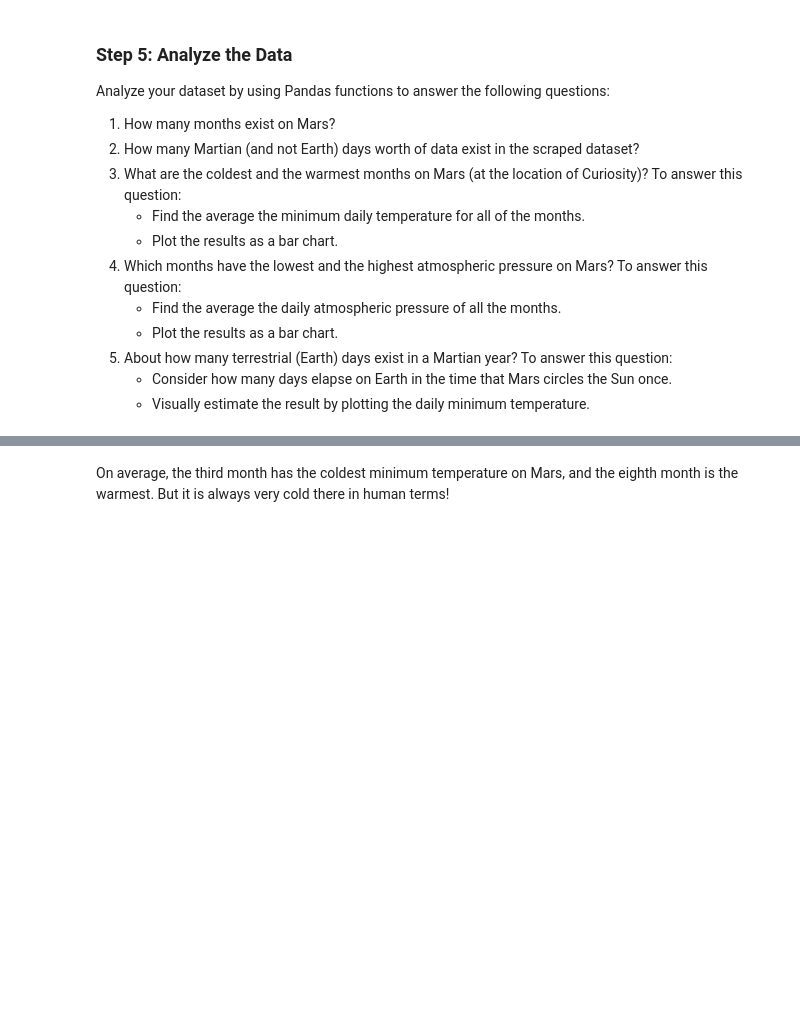
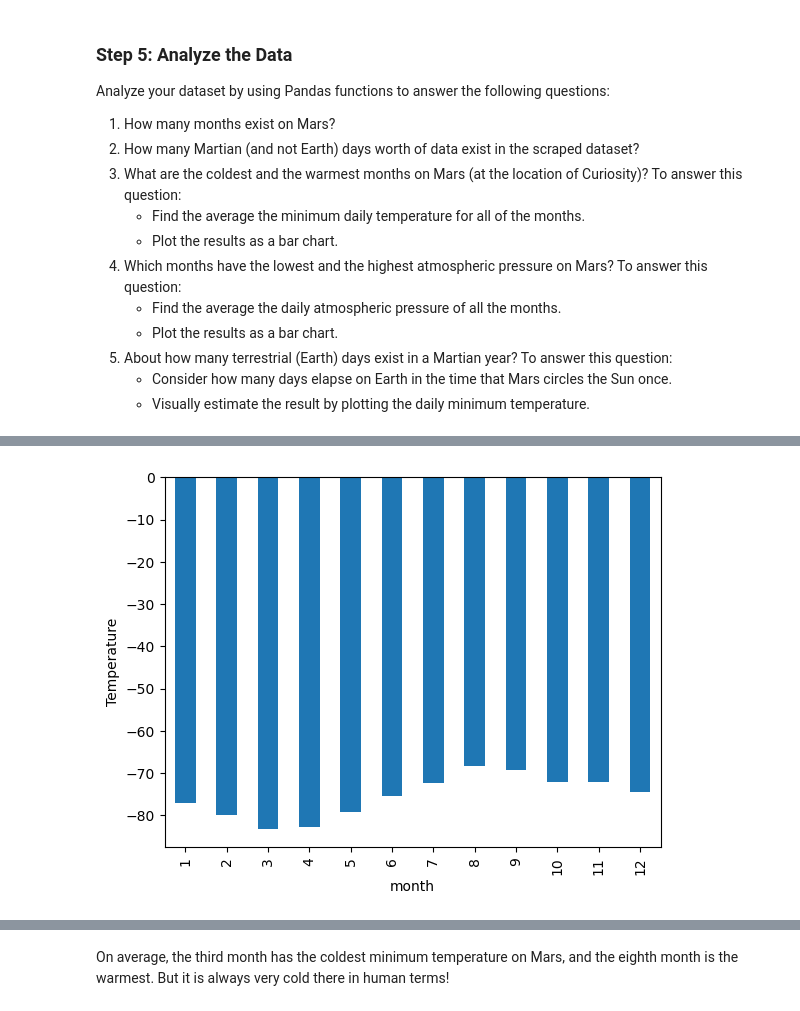
Before and after one commit to KDR9577/Mars-news, a Jupyter notebook: part_2_mars_weather.ipynb, the cells around one changed output, grey strips where cells are left out. Saved outputs shown, nothing was run; the diff lists cells and outputs as text; code cells hidden in the pictures; blank space fills up the shorter version.

```diff
--- a/part_2_mars_weather.ipynb
+++ b/part_2_mars_weather.ipynb
@@ -128,8 +128,8 @@ dtype: object
 # Change data types for data analysis
 #mars_df["terrestrial_date"] = pd.to_datetime(mars_df["terrestrial_date"])
 mars_df["terrestrial_date"] = mars_df["terrestrial_date"].astype("datetime64[ns]")
+mars_df["sol"] = mars_df["sol"].astype("int")
+mars_df["ls"] = mars_df["ls"].astype("int")
+mars_df["month"] = mars_df["month"].astype("int")
+mars_df["min_temp"] = mars_df["min_temp"].astype("float")
+mars_df["pressure"] = mars_df["pressure"].astype("float")
-# %%
-mars_df["sol"] = mars_df["sol"].astype("int")
-mars_df["ls"] = mars_df["ls"].astype("int")
-mars_df["month"] = mars_df["month"].astype("int")
-mars_df["min_temp"]["pressure"] = mars_df["min_temp"]["pressure"].astype("float")
@@ -162,2 +204,4 @@ mars_df["month"].
 # %%
 # 3. What is the average low temperature by month?
+min_temp = mars_df.groupby(["month"])["min_temp"].mean()
+min_temp
@@ -164,4 +223,9 @@ mars_df["month"].
 # %%
 # Plot the average temperature by month
+min_temp.plot(kind="bar")
+plt.ylabel("Temperature")
+plt.show()
+# %% [output]
+[figure, added]
 # %%
 # Identify the coldest and hottest months in Curiosity's location
```
Also changed, not shown: parts of 11 cells of this notebook, 1 other file.
